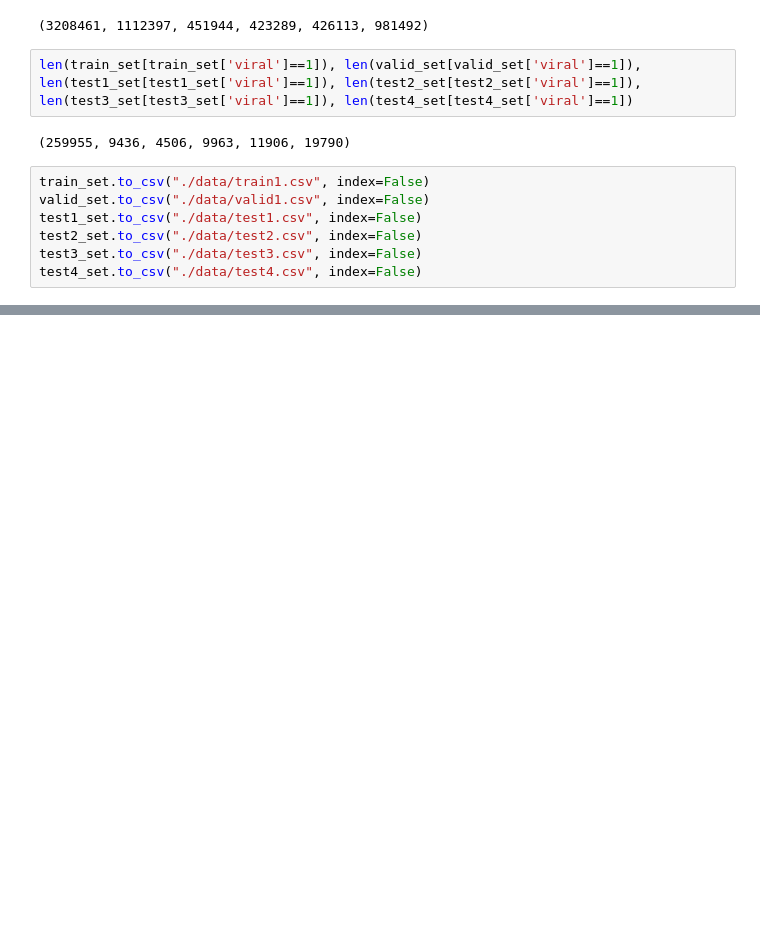
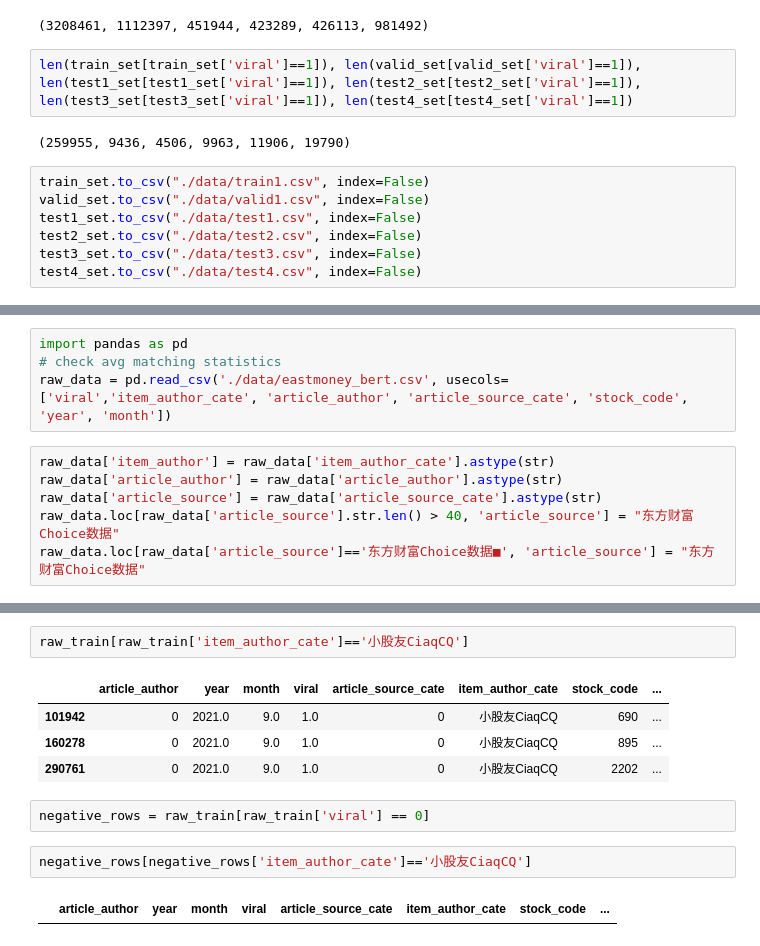
Before and after one commit to tt2615/Vitality-Project, a Jupyter notebook: data_preprocess_v3.ipynb, the cells around one changed output, grey strips where cells are left out. Drawn from its saved outputs; the diff is of its cells as text; blank space fills up the shorter version.

```diff
--- a/data_preprocess_v3.ipynb
+++ b/data_preprocess_v3.ipynb
@@ -463,0 +425,10 @@ len(bpr_data)
+# %%
+import pandas as pd
+# check avg matching statistics
+raw_data = pd.read_csv('./data/eastmoney_bert.csv', usecols=['viral','item_author_cate', 'article_author', 'article_source_cate', 'stock_code', 'year', 'month'])
+# %%
+raw_data['item_author'] = raw_data['item_author_cate'].astype(str)
+raw_data['article_author'] = raw_data['article_author'].astype(str)
+raw_data['article_source'] = raw_data['article_source_cate'].astype(str)
+raw_data.loc[raw_data['article_source'].str.len() > 40, 'article_source'] = "东方财富Choice数据"
+raw_data.loc[raw_data['article_source']=='东方财富Choice数据■', 'article_source'] = "东方财富Choice数据"
@@ -463,0 +441,13 @@ len(bpr_data)
+# %%
+raw_train[raw_train['item_author_cate']=='小股友CiaqCQ']
+# %% [output]
+|  | article_author | year | month | viral | article_source_cate | item_author_cate | stock_code | ... |
+| 101942 | 0 | 2021.0 | 9.0 | 1.0 | 0 | 小股友CiaqCQ | 690 | ... |
+| 160278 | 0 | 2021.0 | 9.0 | 1.0 | 0 | 小股友CiaqCQ | 895 | ... |
+| 290761 | 0 | 2021.0 | 9.0 | 1.0 | 0 | 小股友CiaqCQ | 2202 | ... |
+# %%
+negative_rows = raw_train[raw_train['viral'] == 0]
+# %%
+negative_rows[negative_rows['item_author_cate']=='小股友CiaqCQ']
+# %% [output]
+|  | article_author | year | month | viral | article_source_cate | item_author_cate | stock_code | ... |
```
Also changed, not shown: parts of 69 cells of this notebook, 1 other file.
